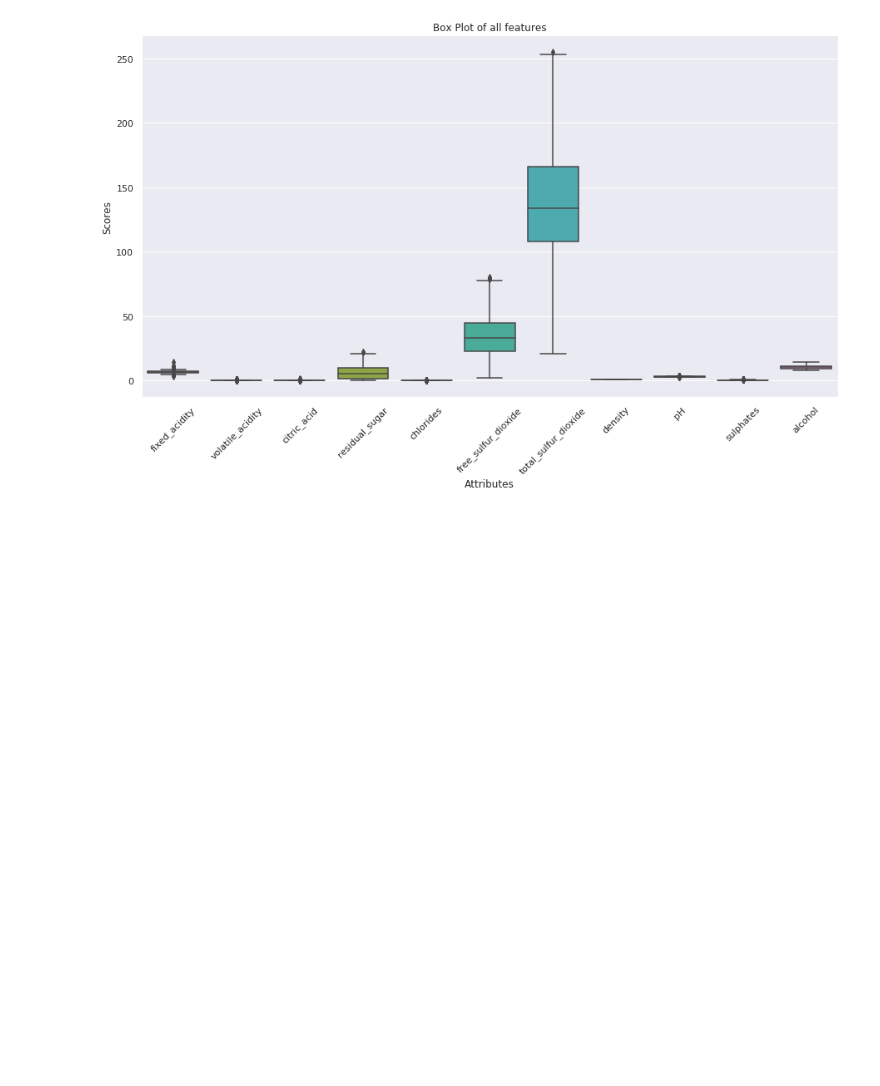
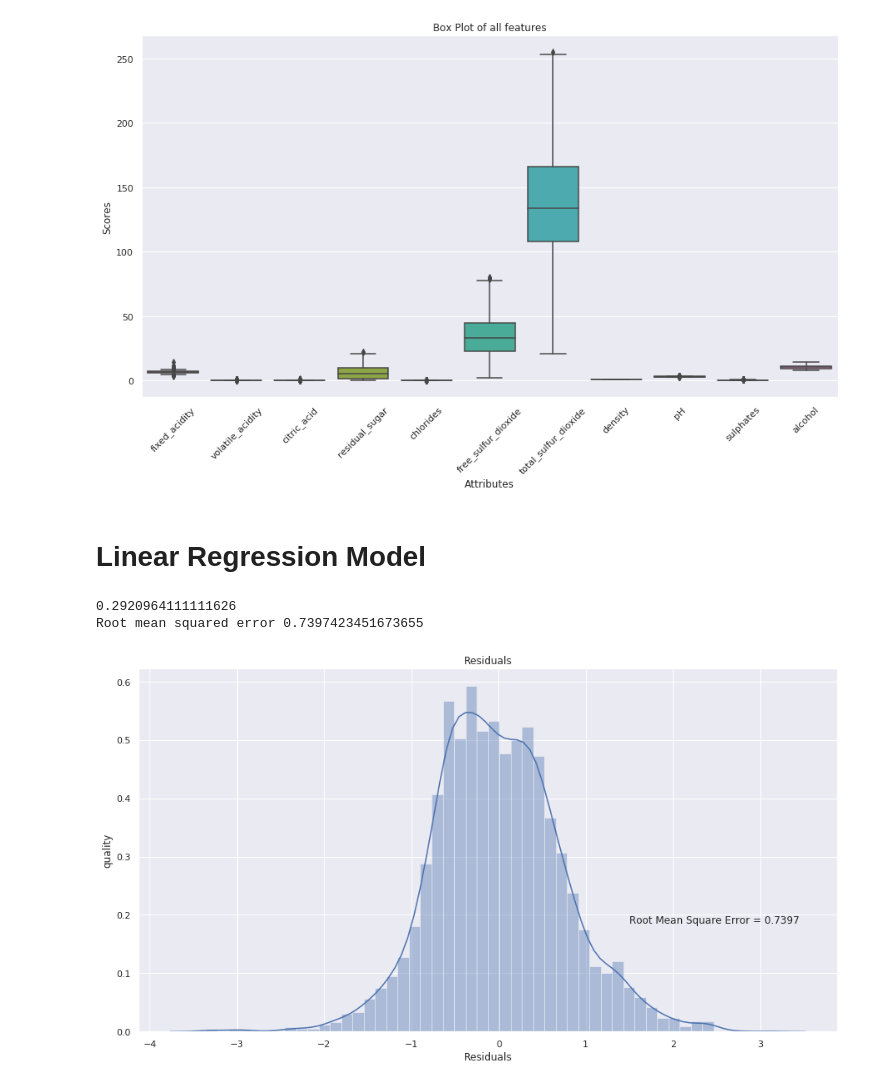
Before and after one commit to el-davo/machine-learning-assignment-2, a Jupyter notebook: main.ipynb, the cells around one changed output. Drawn from its saved outputs; the diff is of its cells as text; code cells hidden in the pictures; blank space fills up the shorter version.

```diff
--- a/main.ipynb
+++ b/main.ipynb
@@ -244,3 +252,35 @@ plt.setp(ax.get_xticklabels(), rotation=45)
  None,
  None]
 [figure]
+# %% [markdown]
+# Linear Regression Model
+# %%
+X = df.drop(['quality'], axis='columns')  # X = features
+y = df['quality']                       # y = prediction target
+
+lmreg = LinearRegression()
+
+lmreg.fit(X, y)
+
+yhat = lmreg.predict(X)
+lmresid = y - yhat
+sns.distplot(lmresid)
+plt.title('Residuals')
+
+print(lmreg.score(X, y))
+
+rmse = np.mean((yhat - y) ** 2)**.5
+
+mean = df['quality'].mean()
+var = np.sqrt(df['quality'].var())
+print("Root mean squared error", rmse)
+
+plt.xlabel('Residuals')
+plt.ylabel('quality')
+plt.text(1.5, 0.20,"Root Mean Square Error = %.4g" % rmse, ha='left', va='top')
+
+plt.show()
+# %% [output]
+0.2920964111111626
+Root mean squared error 0.7397423451673655
+[figure, added]
```
Also changed, not shown: parts of 6 cells of this notebook.
